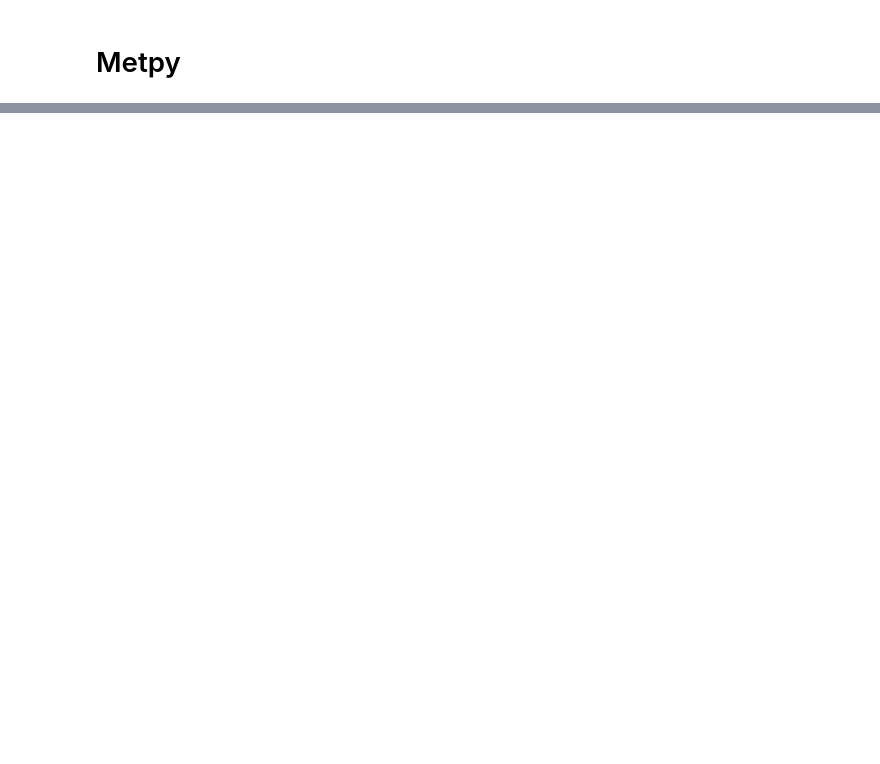
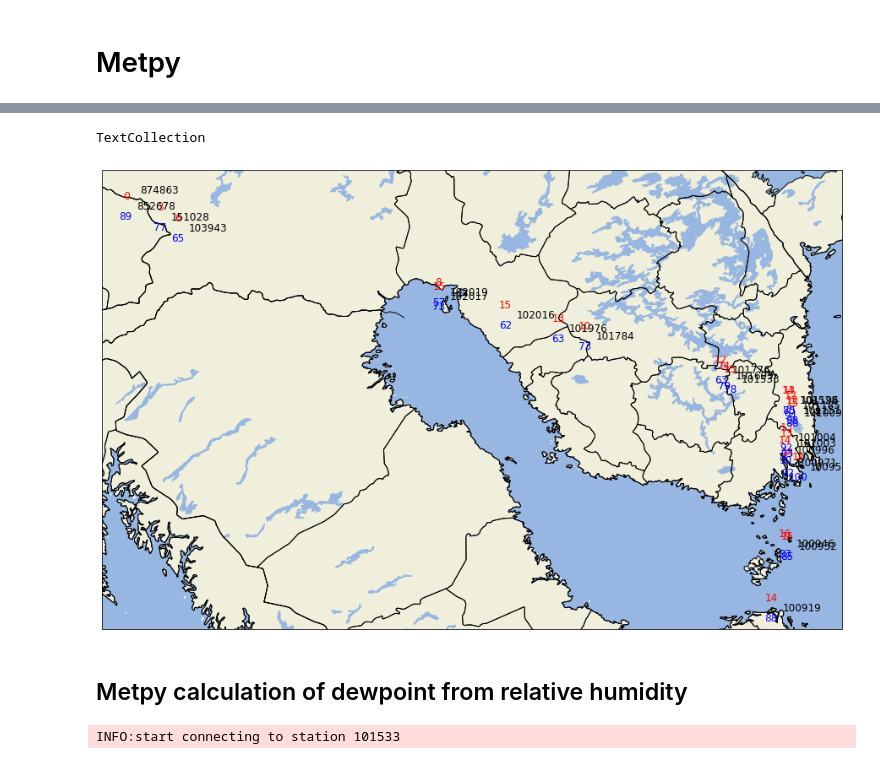
Before and after one commit to pradal/weatherdata, a Jupyter notebook: example/weatherdata_ipm.ipynb, the cells around one changed output, grey strips where cells are left out. Drawn from its saved outputs; the diff is of its cells as text; code cells hidden in the pictures; blank space fills up the shorter version.

Commit message:
update weather data example notebook

```diff
--- a/example/weatherdata_ipm.ipynb
+++ b/example/weatherdata_ipm.ipynb
@@ -112,0 +309,9 @@ import xarray as xr
+# %%
+list_station=list(fmi.station_ids().id)
+# %%
+ds=fmi.data(parameters=[1002,3002],
+            stationId=list_station[:25],
+            timeStart='2020-06-12',
+            timeEnd='2020-07-03',
+            timeZone='UTC',
+            format='ds',varname='id',savecache=True,usecache=True)
@@ -112,0 +344,8 @@ import xarray as xr
+# %%
+# proj = ccrs.LambertConformal(central_longitude=-95, central_latitude=35,
+#                              standard_parallels=[35])
+proj = ccrs.LambertConformal()
+
+data=ds.isel(time=0)
+data=data.to_dataframe().dropna()
+data
@@ -112,0 +371,23 @@ import xarray as xr
+# %%
+fig = plt.figure(figsize=(20, 10))
+ax = fig.add_subplot(1, 1, 1, projection=proj)
+
+ax.add_feature(cfeature.LAND)
+ax.add_feature(cfeature.OCEAN)
+ax.add_feature(cfeature.LAKES)
+ax.add_feature(cfeature.COASTLINE)
+ax.add_feature(cfeature.STATES)
+ax.add_feature(cfeature.BORDERS)
+
+stationplot = StationPlot(ax, data.index.levels[2].values, data.index.levels[0].values,
+                          clip_on=True, transform=ccrs.PlateCarree(), fontsize=12)
+stationplot.plot_parameter(location="NW",parameter=data['1002'].values,color='red')
+stationplot.plot_parameter(location="SW",parameter=data['3002'].values,color='blue')
+
+
+stationplot.plot_text((2, 0),data.index.levels[1].values)
+# %% [output]
+TextCollection
+[figure, added]
+# %% [markdown]
+## Metpy calculation of dewpoint from relative humidity
@@ -116,8 +401,10 @@ ds=fmi.data(parameters=[1002,3002],
             timeStart='2020-06-12',
             timeEnd='2020-07-03',
             timeZone='UTC',
-            format='ds')
-ds
+            format='ds',
+            varname='id')
+# %% [output]
+INFO:start connecting to station 101533
 # %%
 temp = ds['1002']*units.degC
 hum=ds['3002']*units.percent
```
Also changed, not shown: parts of 24 cells of this notebook.
